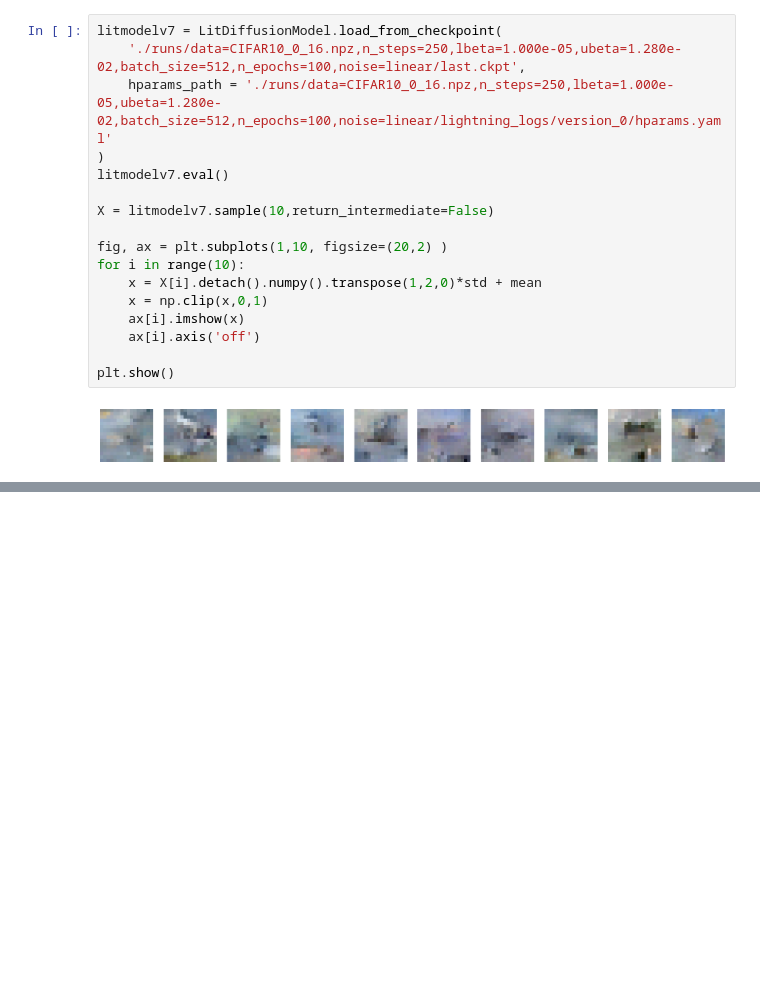
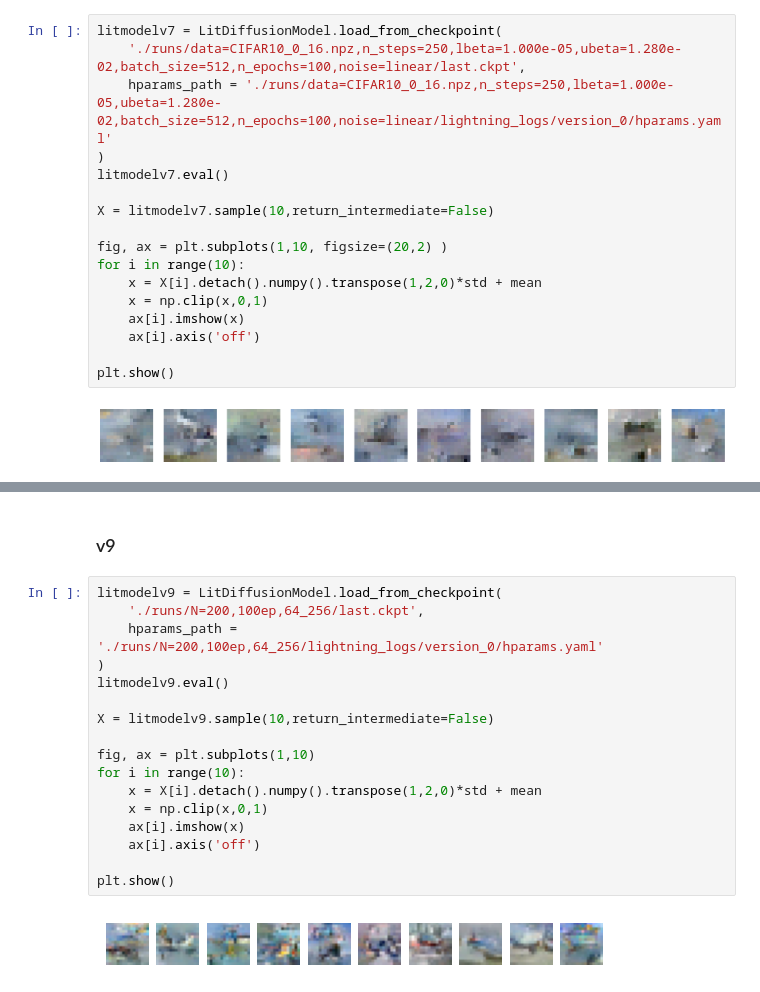
Before and after one commit to Bhuvan-1/DiffusionGAN, a Jupyter notebook: test.ipynb, the cells around one changed output, grey strips where cells are left out. Saved outputs shown, nothing was run; the diff lists cells and outputs as text; blank space fills up the shorter version.

```diff
--- a/test.ipynb
+++ b/test.ipynb
@@ -163,0 +185,21 @@ plt.show()
+# %% [markdown]
+### v9
+# %%
+litmodelv9 = LitDiffusionModel.load_from_checkpoint(
+    './runs/N=200,100ep,64_256/last.ckpt',
+    hparams_path = './runs/N=200,100ep,64_256/lightning_logs/version_0/hparams.yaml'
+)
+litmodelv9.eval()
+
+X = litmodelv9.sample(10,return_intermediate=False)
+
+fig, ax = plt.subplots(1,10)
+for i in range(10):
+    x = X[i].detach().numpy().transpose(1,2,0)*std + mean
+    x = np.clip(x,0,1)
+    ax[i].imshow(x)
+    ax[i].axis('off')
+
+plt.show()
+# %% [output]
+[figure, added]
```
Also changed, not shown: parts of 8 cells of this notebook, 4 other files.
